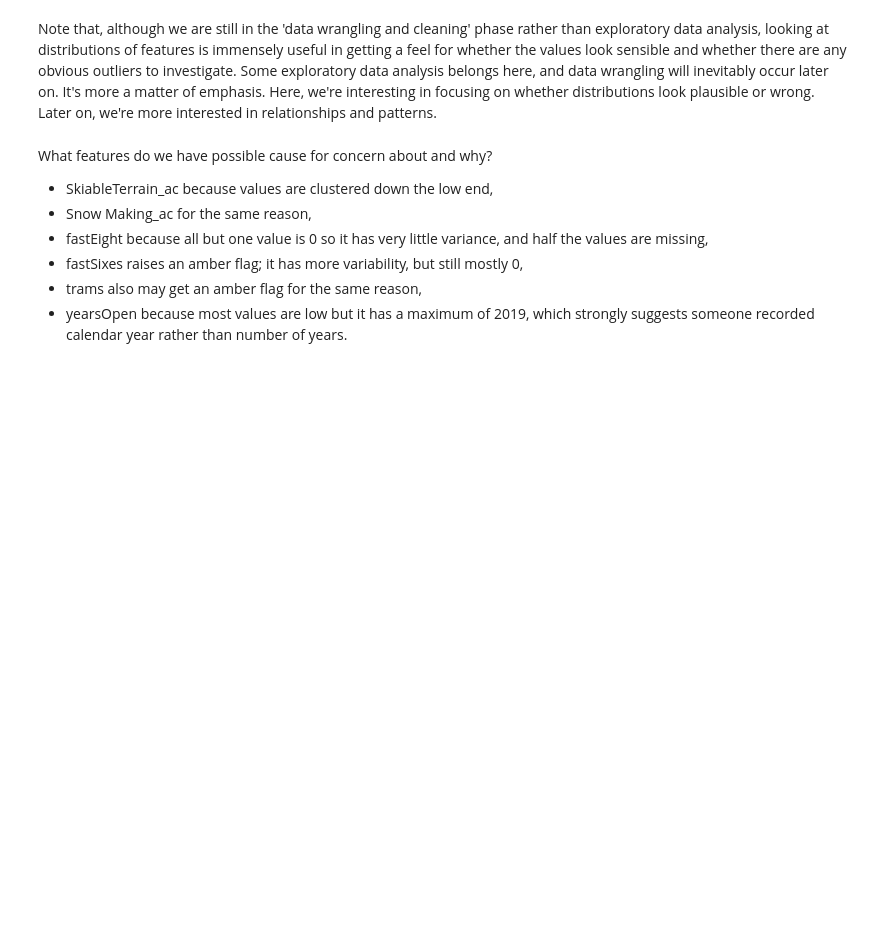
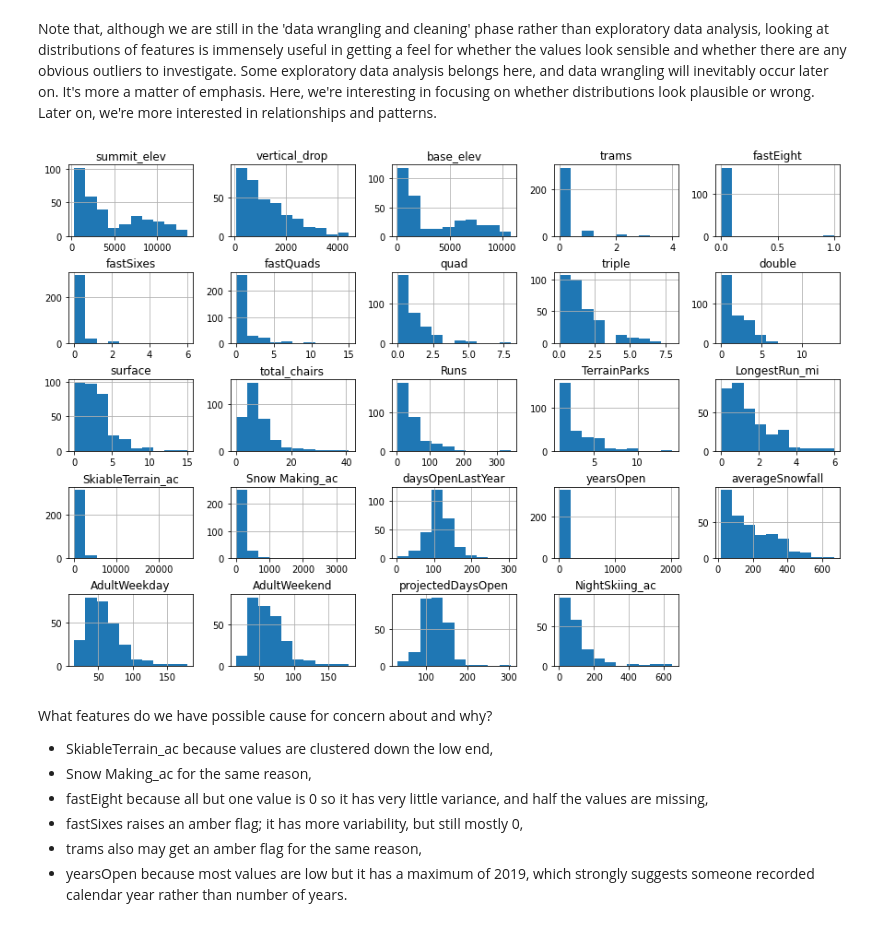
Before and after one commit to springboard-curriculum/DataScienceGuidedCapstone, a Jupyter notebook: Notebooks/02_data_wrangling.ipynb, the cells around one changed output. Cells and saved outputs as stored; diff of their text form; code cells hidden in the pictures; blank space fills up the shorter version.

```diff
--- a/Notebooks/02_data_wrangling.ipynb
+++ b/Notebooks/02_data_wrangling.ipynb
@@ -494,12 +629,14 @@ Note that, although we are still in the 'data wrangling and cleaning' phase rath
 # %%
 #Code task 18#
 #Call ski_data's `hist` method to plot histograms of each of the numeric features
 #Try passing it an argument figsize=(15,10)
 #Try calling plt.subplots_adjust() with an argument hspace=0.5 to adjust the spacing
 #It's important you create legible and easy-to-read plots
 ski_data.hist(figsize=(15,10))
-#plt.subplots_adjust(hspace=0.5);
+plt.subplots_adjust(hspace=0.5);
 #Hint: notice how the terminating ';' "swallows" some messy output and leads to a tidier notebook
+# %% [output]
+[figure, added]
 # %% [markdown]
 What features do we have possible cause for concern about and why?
 
```
Also changed, not shown: parts of 62 cells of this notebook.
